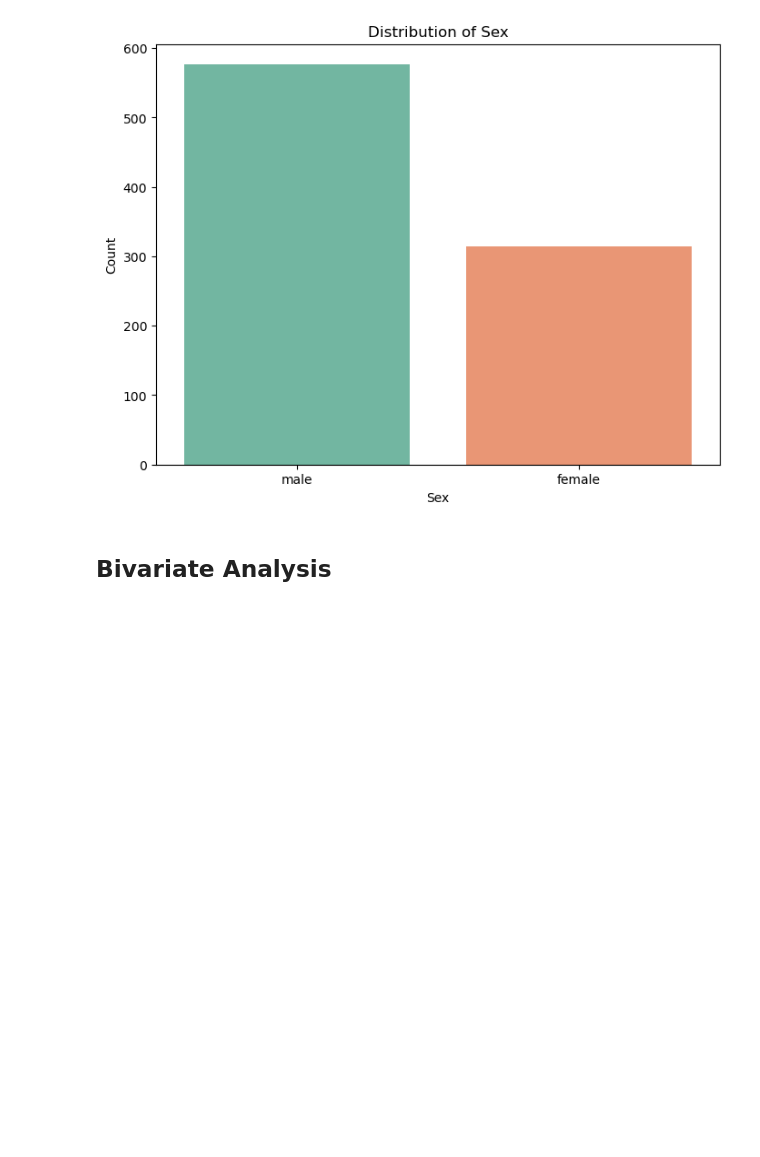
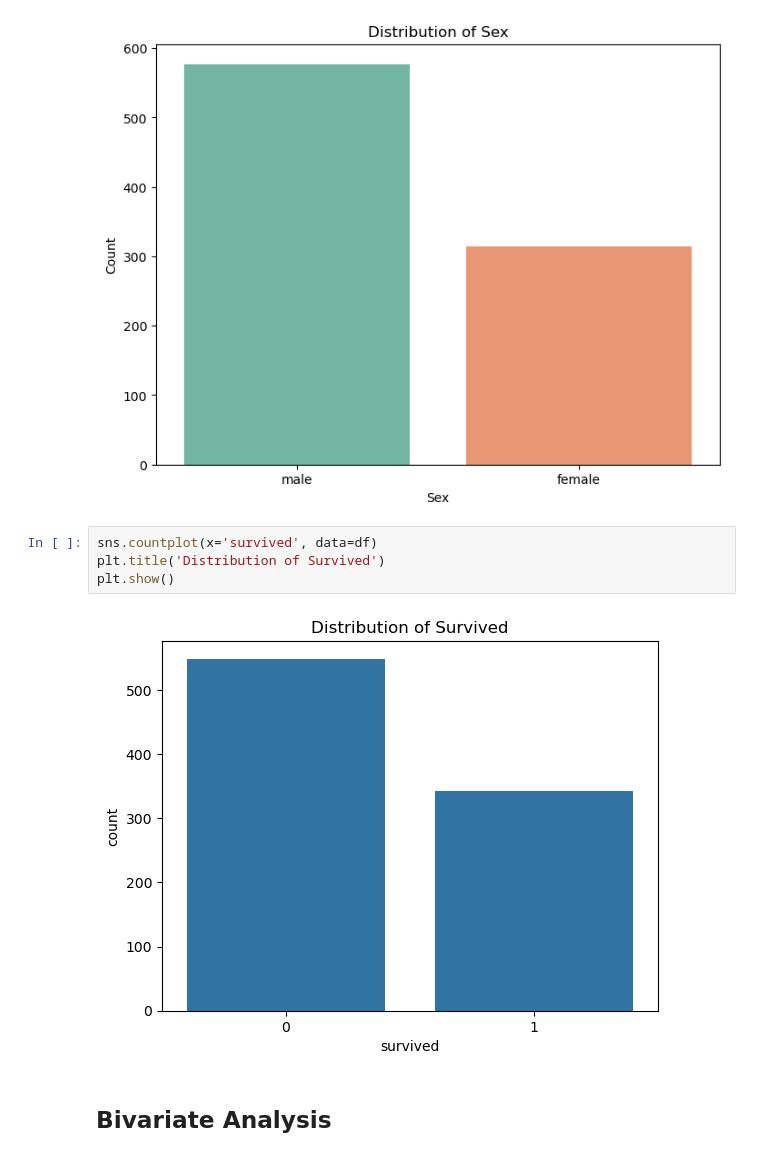
Before and after one commit to NicoleChJ/DataSciencePortafolio, a Jupyter notebook: Code Snippets/EDA/visualization.ipynb, the cells around one changed output. Drawn from its saved outputs; the diff is of its cells as text; blank space fills up the shorter version.

Commit message:
visualizations

```diff
--- a/Code Snippets/EDA/visualization.ipynb
+++ b/Code Snippets/EDA/visualization.ipynb
@@ -64,6 +69,12 @@ Passing `palette` without assigning `hue` is deprecated and will be removed in v
 
   sns.countplot(x='sex', data=df, palette='Set2')
 [figure]
+# %%
+sns.countplot(x='survived', data=df)
+plt.title('Distribution of Survived')
+plt.show()
+# %% [output]
+[figure, added]
 # %% [markdown]
 ## Bivariate Analysis
 # %%
```
Also changed, not shown: parts of 20 cells of this notebook, 1 other file.
